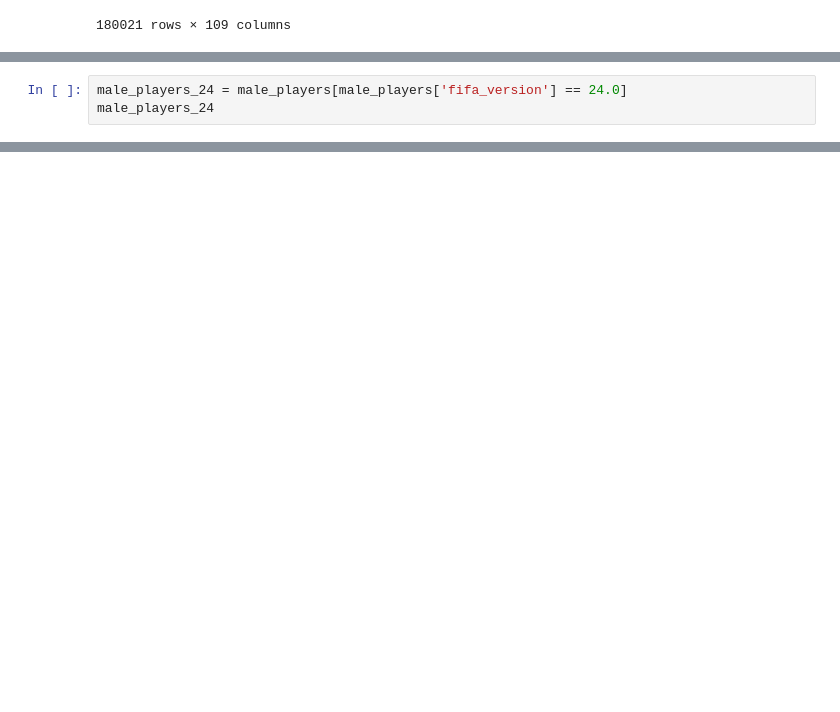
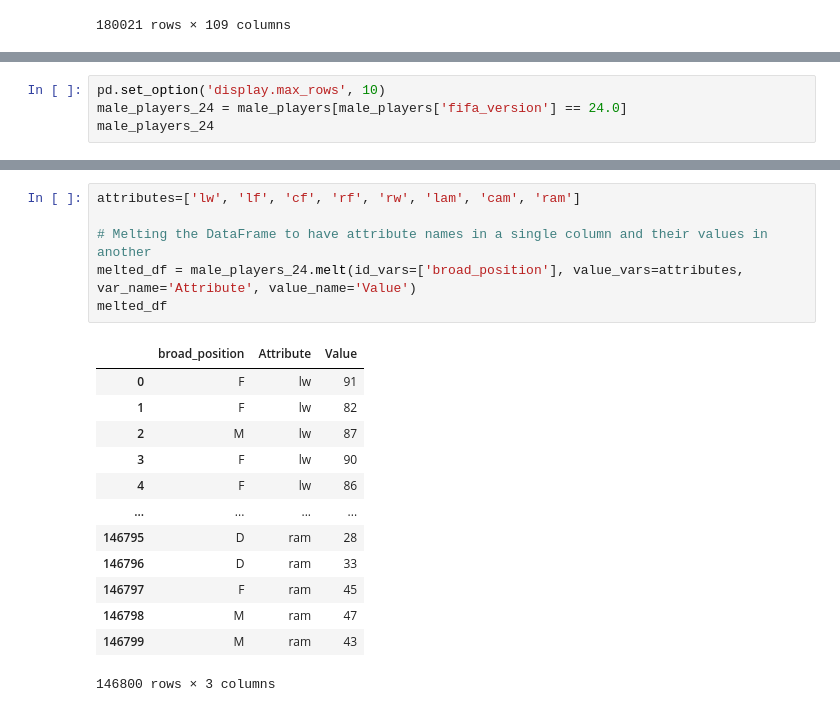
Before and after one commit to kavingraj/Clustering-Model-on-Fifa-Data, a Jupyter notebook: scratch.ipynb, the cells around one changed output, grey strips where cells are left out. Saved outputs shown, nothing was run; the diff lists cells and outputs as text; blank space fills up the shorter version.

```diff
--- a/scratch.ipynb
+++ b/scratch.ipynb
@@ -42,4 +38,5 @@ male_players.isna().sum().sum()
 # %%
+pd.set_option('display.max_rows', 10)
 male_players_24 = male_players[male_players['fifa_version'] == 24.0]
 male_players_24
 # %% [output]
@@ -58,0 +267,20 @@ male_players_24
+# %%
+attributes=['lw', 'lf', 'cf', 'rf', 'rw', 'lam', 'cam', 'ram']
+
+# Melting the DataFrame to have attribute names in a single column and their values in another
+melted_df = male_players_24.melt(id_vars=['broad_position'], value_vars=attributes, var_name='Attribute', value_name='Value')
+melted_df
+# %% [output]
+|  | broad_position | Attribute | Value |
+| 0 | F | lw | 91 |
+| 1 | F | lw | 82 |
+| 2 | M | lw | 87 |
+| 3 | F | lw | 90 |
+| 4 | F | lw | 86 |
+| ... | ... | ... | ... |
+| 146795 | D | ram | 28 |
+| 146796 | D | ram | 33 |
+| 146797 | F | ram | 45 |
+| 146798 | M | ram | 47 |
+| 146799 | M | ram | 43 |
+146800 rows × 3 columns
```
Also changed, not shown: parts of 18 cells of this notebook.
